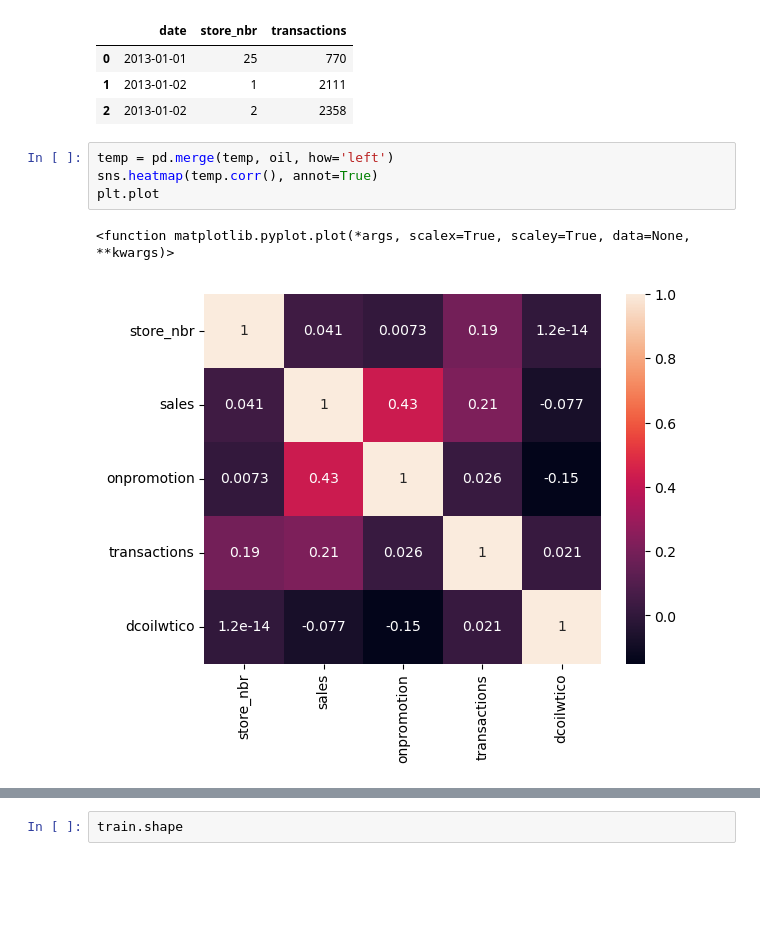
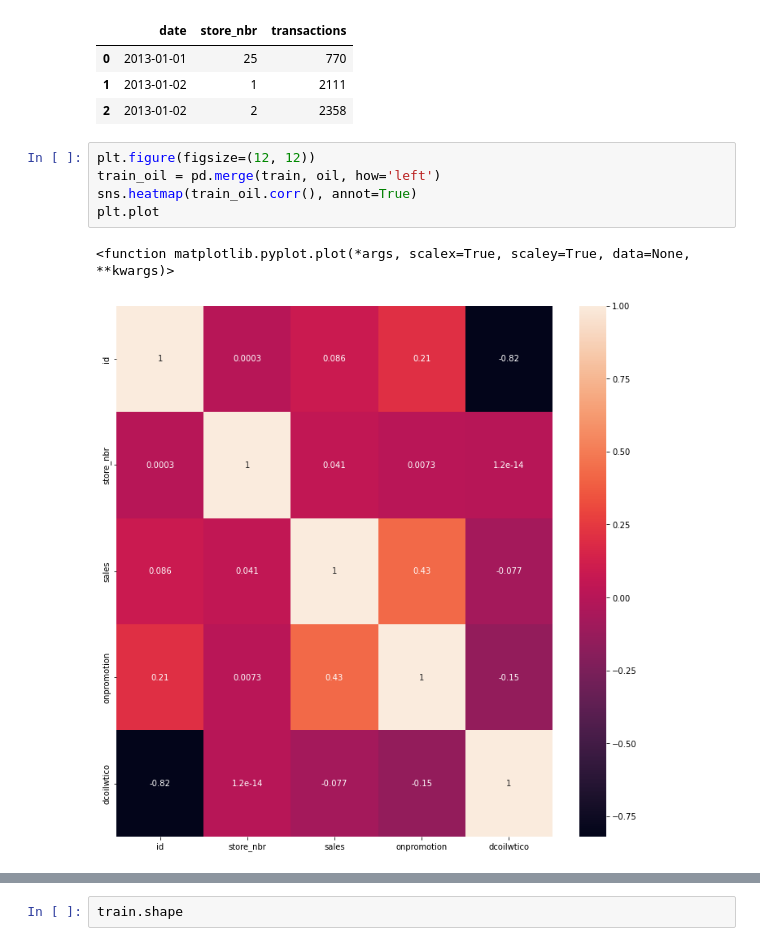
Before and after one commit to jag-shrestha/Sales-Forecast, a Jupyter notebook: Sales_Prediction_TSF.ipynb, the cells around one changed output, grey strips where cells are left out. Drawn from its saved outputs; the diff is of its cells as text; blank space fills up the shorter version.

```diff
--- a/Sales_Prediction_TSF.ipynb
+++ b/Sales_Prediction_TSF.ipynb
@@ -64,12 +57,13 @@ transactions.head(3)
 | 1 | 2013-01-02 | 1 | 2111 |
 | 2 | 2013-01-02 | 2 | 2358 |
 # %%
-temp = pd.merge(temp, oil, how='left')
-sns.heatmap(temp.corr(), annot=True)
+plt.figure(figsize=(12, 12))
+train_oil = pd.merge(train, oil, how='left')
+sns.heatmap(train_oil.corr(), annot=True)
 plt.plot
 # %% [output]
 <function matplotlib.pyplot.plot(*args, scalex=True, scaley=True, data=None, **kwargs)>
-[figure, old version]
+[figure, new version]
 # %%
 a = train[["store_nbr", "sales"]]
 a["ind"] = 1
```
Also changed, not shown: parts of 33 cells of this notebook.
